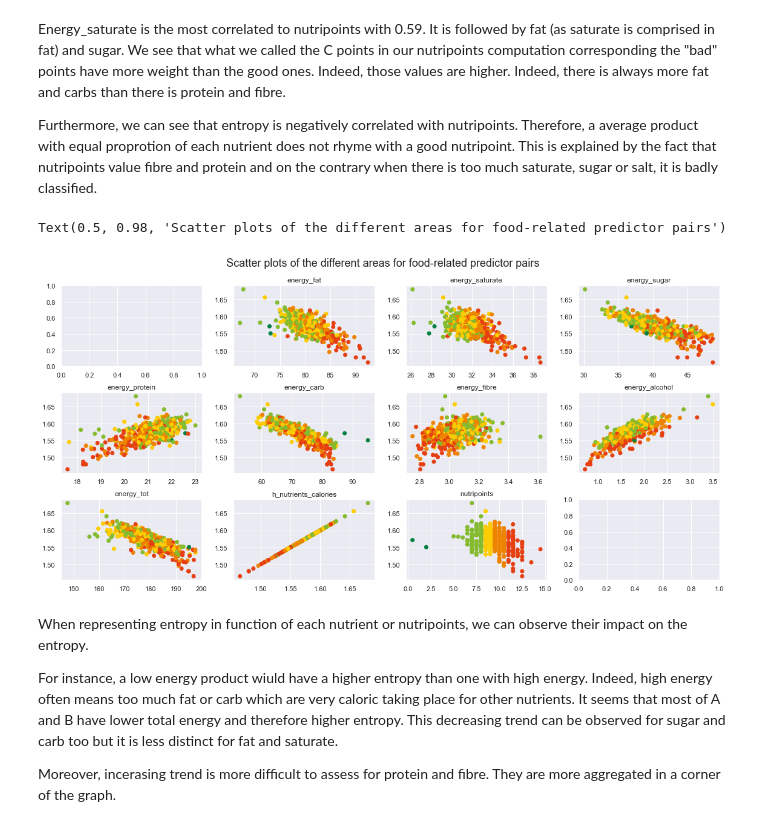
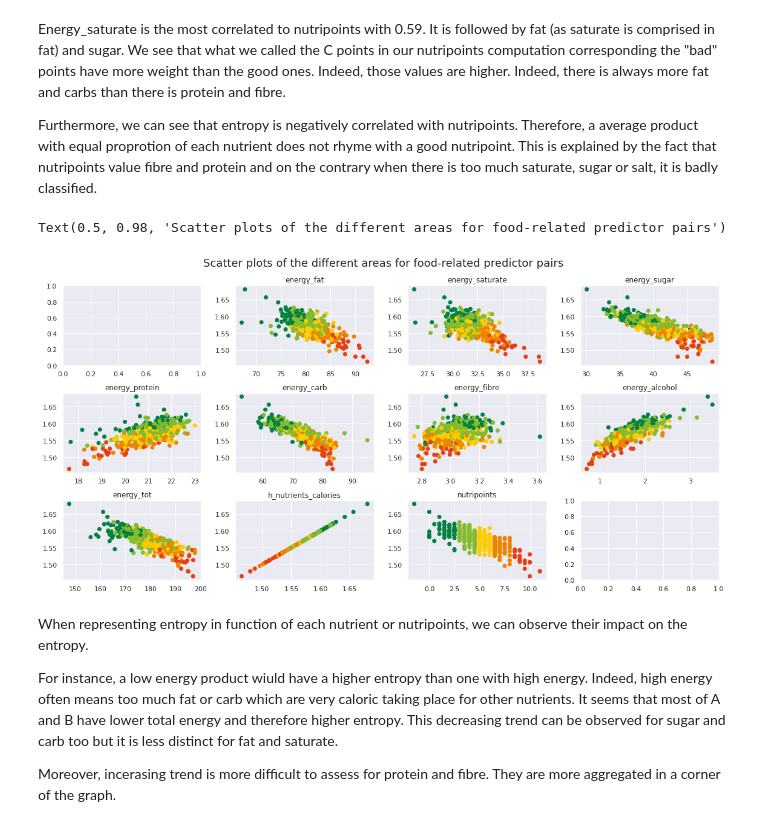
Before and after one commit to epfl-ada/ada-2020-project-milestone-p3-p3_caxaga, a Jupyter notebook: nutripoints.ipynb, the cells around one changed output. Drawn from its saved outputs; the diff is of its cells as text; code cells hidden in the pictures.

```diff
--- a/nutripoints.ipynb
+++ b/nutripoints.ipynb
@@ -110,24 +110,24 @@ As studied in the main, the clusters where not sorted in a particular way. There
 # %% [markdown]
 ### B) Nutricolor
 # %%
-#Function to set a color to each label
+# Function to set a color to each label
 def addcolor(row_list):
-    if row_list == 3:
+    if row_list == "A":
         return "#038141"
-    elif row_list == 1:
+    elif row_list == "B":
         return "#85BB2F"
-    elif row_list == 4:
+    elif row_list == "C":
         return "#FECC02"
-    elif row_list == 0:
+    elif row_list == "D":
         return "#EE8300"
-    elif row_list == 2:
+    elif row_list == "E":
         return "#E63F11"
     else:
         return ""
 
 
 grocery_analysis["color"] = grocery_analysis.apply(
-    lambda row: addcolor(row["nutri_class"]), axis=1)
+    lambda row: addcolor(row["nutrilabel"]), axis=1)
 display(grocery_analysis.head())
 # %% [output]
 |  | area_id | energy_fat | energy_saturate | energy_sugar | energy_protein | energy_carb | energy_fibre | ... |
@@ -254,25 +255,27 @@ Energy_saturate is the most correlated to nutripoints with 0.59. It is followed
 
 Furthermore, we can see that entropy is negatively correlated with nutripoints. Therefore, a average product with equal proprotion of each nutrient does not rhyme with a good nutripoint. This is explained by the fact that nutripoints value fibre and protein and on the contrary when there is too much saturate, sugar or salt, it is badly classified.
 # %%
-#Representation of ward areas according to their values for food-related predictor pairs
-#Colors are set according to the nutrilabel of the area
+# Representation of ward areas according to their values for food-related predictor pairs
+# Colors are set according to the nutrilabel of the area
 
 fig, ax = plt.subplots(3, 4, figsize=(16, 8), sharey=False)
 
-for i in range(1,11):
+for i in range(1, 11):
     sbplt = ax[int(i/4), i % 4]
-    sbplt.scatter(grocery_analysis.iloc[:,i], grocery_analysis["h_nutrients_calories"],c=grocery_analysis["color"])
+    sbplt.scatter(
+        grocery_analysis.iloc[:, i], grocery_analysis["h_nutrients_calories"], c=grocery_analysis["color"])
     sbplt.set_xlabel('')
     sbplt.set_ylabel('')
     sbplt.set_title(grocery_analysis.columns[i], wrap=True)
 
 fig.tight_layout()
 fig.subplots_adjust(top=0.9)
 
-fig.suptitle('Scatter plots of the different areas for food-related predictor pairs', fontsize=18)
+fig.suptitle(
+    'Scatter plots of the different areas for food-related predictor pairs', fontsize=18)
 # %% [output]
 Text(0.5, 0.98, 'Scatter plots of the different areas for food-related predictor pairs')
-[figure, old version]
+[figure, new version]
 # %% [markdown]
 When representing entropy in function of each nutrient or nutripoints, we can observe their impact on the entropy.
 
```
Also changed, not shown: parts of 16 cells of this notebook, 2 other files.
